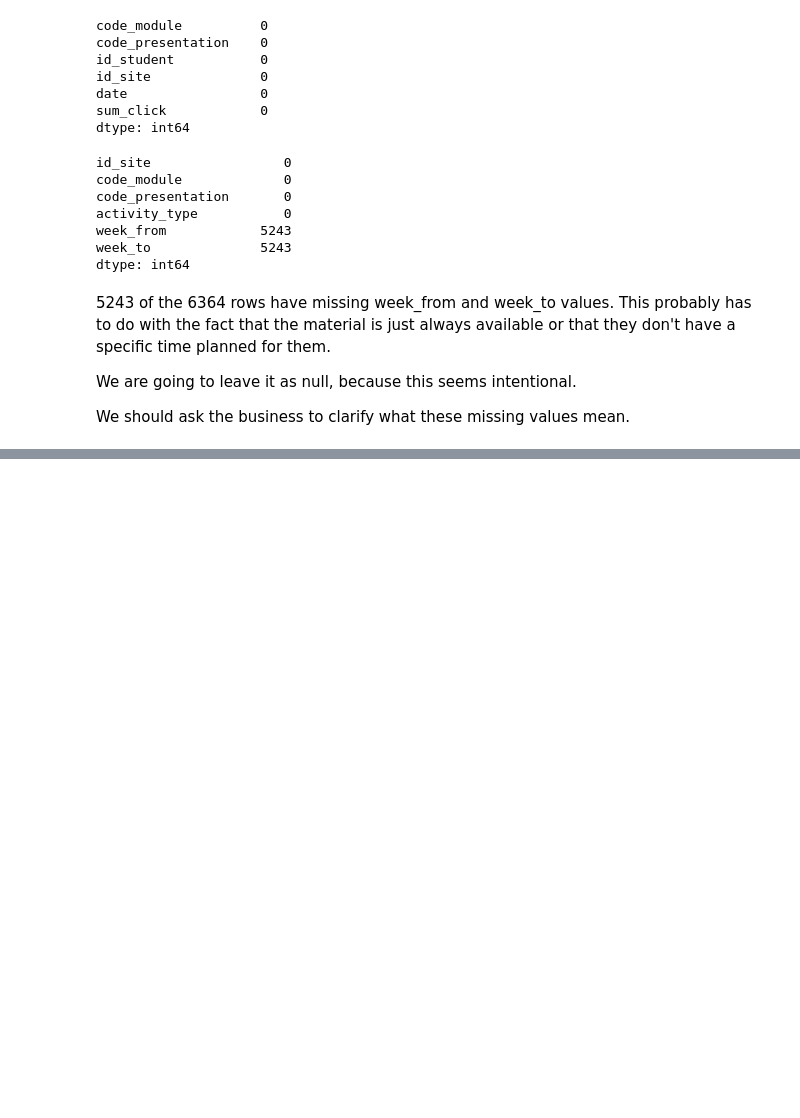
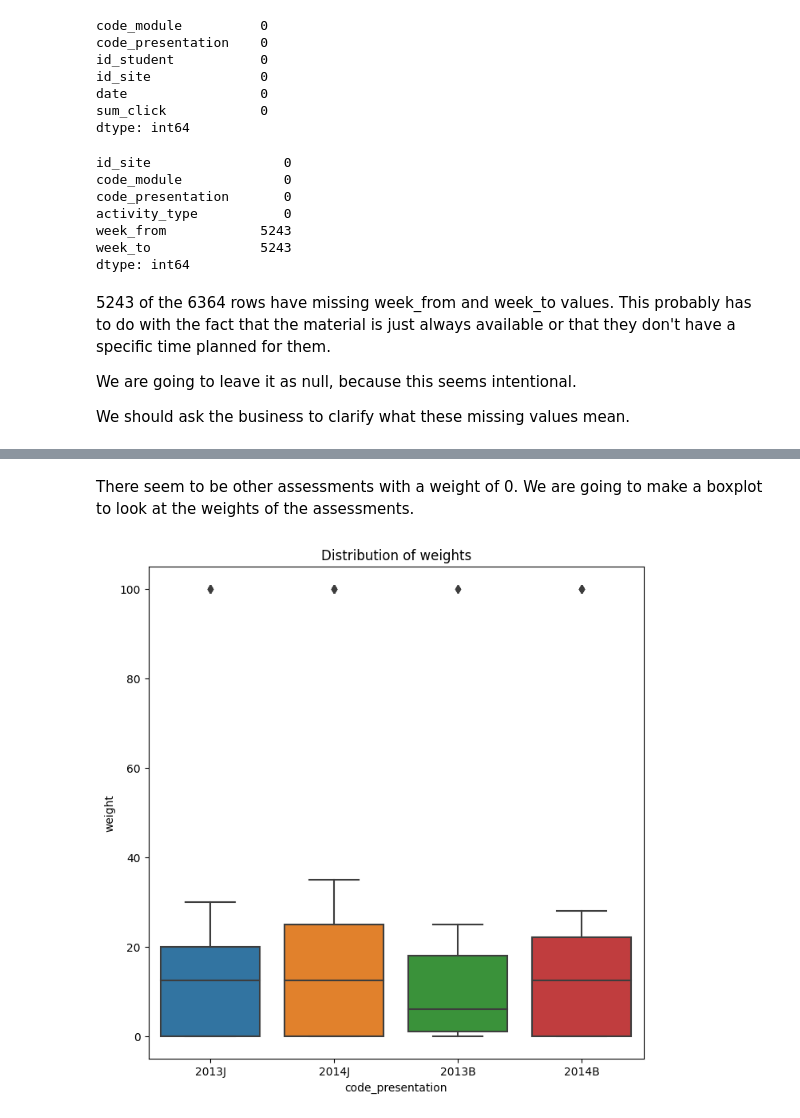
Before and after one commit to randmon/ucll_ti_data_and_ai_group_assignments, a Jupyter notebook: Assignment 2/assignment2.ipynb, the cells around one changed output, grey strips where cells are left out. Drawn from its saved outputs; the diff is of its cells as text; code cells hidden in the pictures; blank space fills up the shorter version.

```diff
--- a/Assignment 2/assignment2.ipynb
+++ b/Assignment 2/assignment2.ipynb
@@ -434,0 +504,8 @@ We should ask the business to clarify what these missing values mean.
+# %% [markdown]
+There seem to be other assessments with a weight of 0. We are going to make a boxplot to look at the weights of the assessments.
+# %%
+fig, ax = plt.subplots(figsize=(8,8))
+ax.set_title("Distribution of weights")
+sns.boxplot(data=assessments_df,x="code_presentation",y="weight" , ax=ax);
+# %% [output]
+[figure, added]
```
Also changed, not shown: parts of 12 cells of this notebook.
